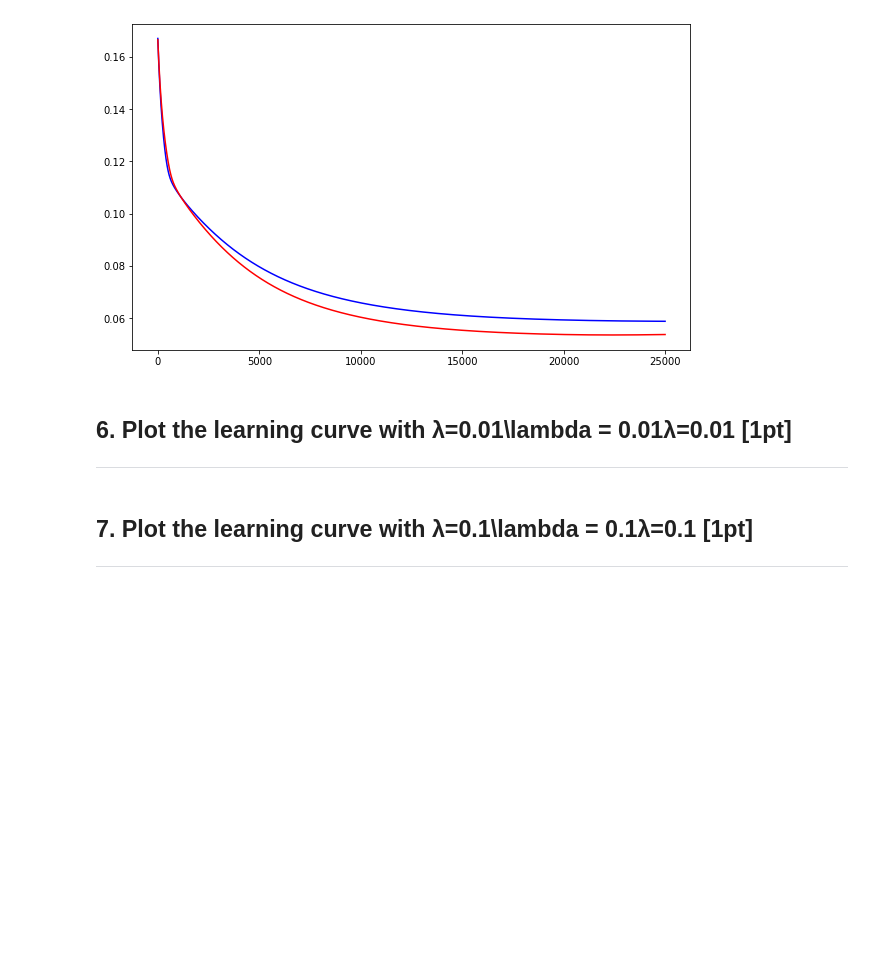
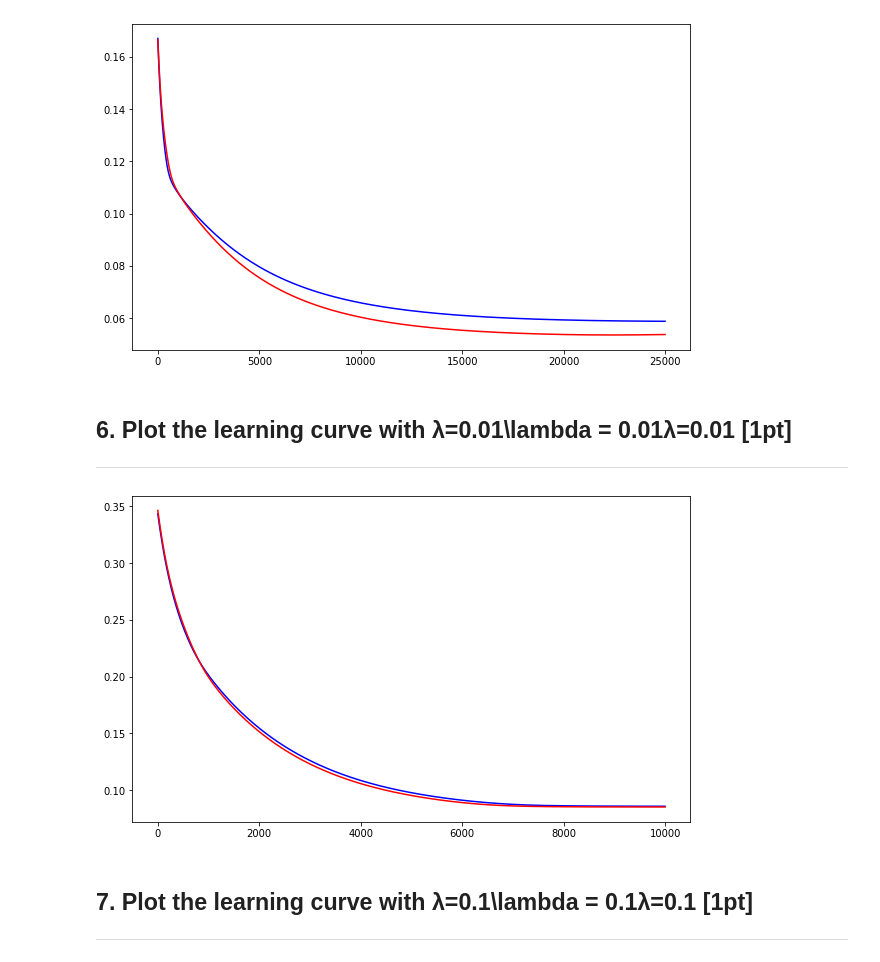
Before and after one commit to kiissy/machine-learning, a Jupyter notebook: Assignment6/assignment-06.ipynb, the cells around one changed output. Cells and saved outputs as stored; diff of their text form; code cells hidden in the pictures; blank space fills up the shorter version.

```diff
--- a/Assignment6/assignment-06.ipynb
+++ b/Assignment6/assignment-06.ipynb
@@ -272,6 +272,16 @@ plt.show()
 # %% [markdown]
 ## 6. Plot the learning curve with λ=0.01\lambda = 0.01λ=0.01 [1pt]
 <hr>
+# %%
+# plot
+plt.figure(4, figsize=(10,6))
+plt.plot(np.array(range(max_iter)), L_iters_train, c='b')
+plt.plot(np.array(range(max_iter)), L_iters_test, c='r')
+# plt.xlabel('Iterations')
+# plt.ylabel('Loss value')
+plt.show()
+# %% [output]
+[figure, added]
 # %% [markdown]
 ## 7. Plot the learning curve with λ=0.1\lambda = 0.1λ=0.1 [1pt]
 <hr>
```
Also changed, not shown: parts of 4 cells of this notebook.
